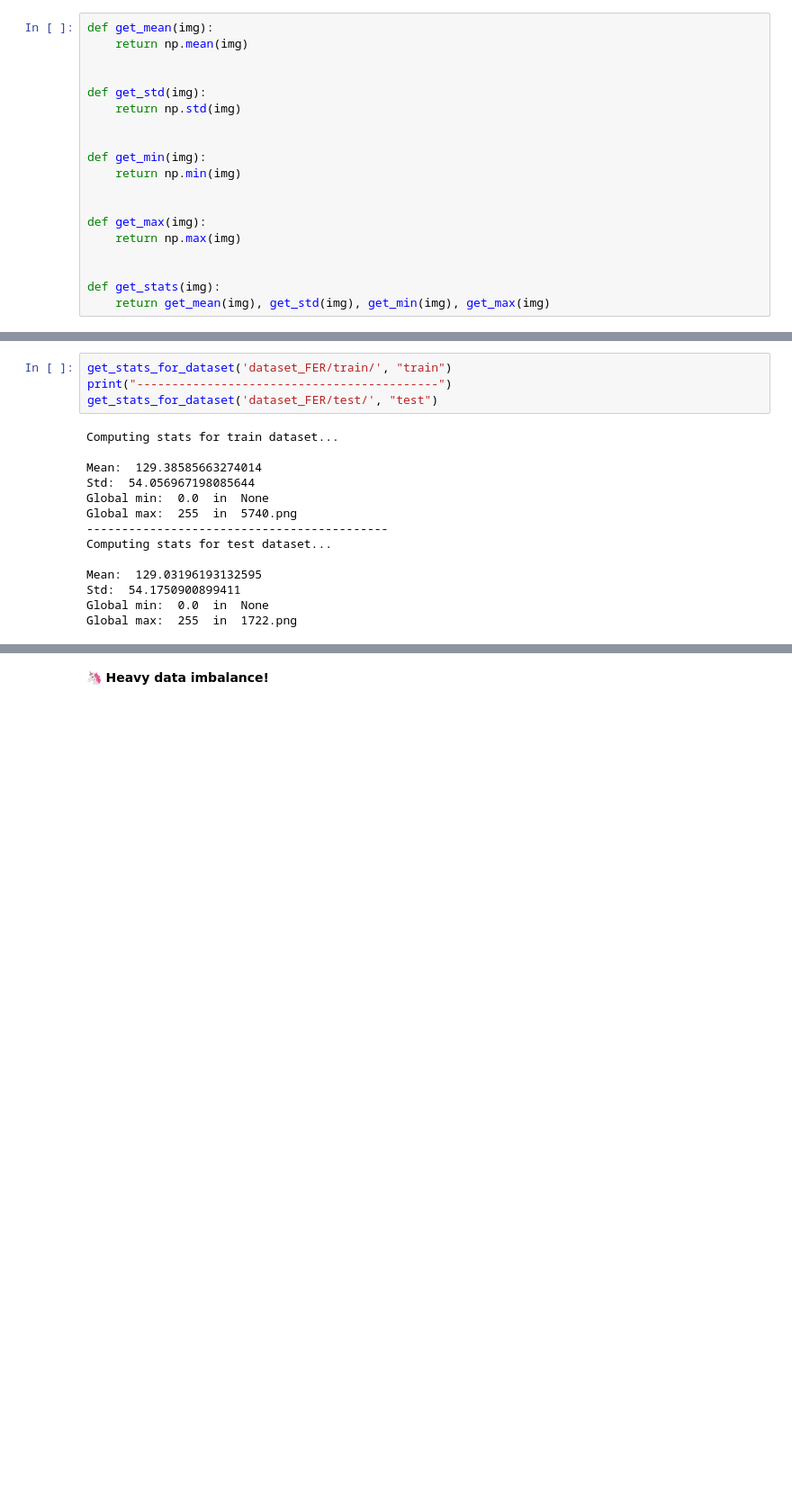
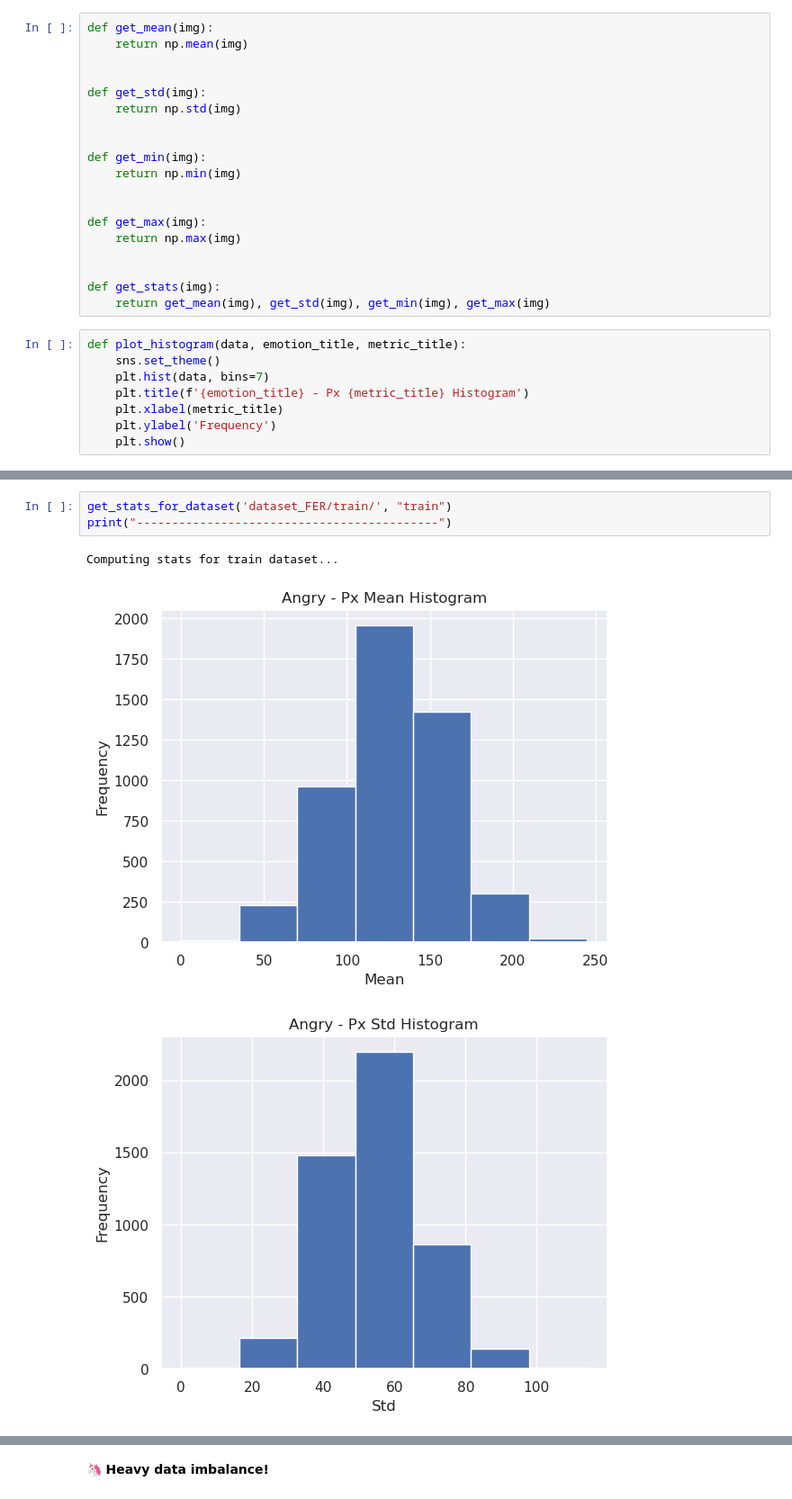
Before and after one commit to Aryan-Garg/Fast-Facial-Expression-Recognition, a Jupyter notebook: eda.ipynb, the cells around one changed output, grey strips where cells are left out. Shown at 90% size. Saved outputs shown, nothing was run; the diff lists cells and outputs as text; blank space fills up the shorter version.

```diff
--- a/eda.ipynb
+++ b/eda.ipynb
@@ -174,6 +172,14 @@ def get_max(img):
 
 def get_stats(img):
     return get_mean(img), get_std(img), get_min(img), get_max(img)
+# %%
+def plot_histogram(data, emotion_title, metric_title):
+    sns.set_theme()
+    plt.hist(data, bins=7)
+    plt.title(f'{emotion_title} - Px {metric_title} Histogram')
+    plt.xlabel(metric_title)
+    plt.ylabel('Frequency')
+    plt.show()
 # %%
 def get_stats_for_dataset(dataset_path, dataset_name="train"):
     print(f"Computing stats for {dataset_name} dataset...\n")
@@ -201,18 +231,7 @@ def get_stats_for_dataset(dataset_path, dataset_name="train"):
 # %%
 get_stats_for_dataset('dataset_FER/train/', "train")
 print("-------------------------------------------")
-get_stats_for_dataset('dataset_FER/test/', "test")
 # %% [output]
 Computing stats for train dataset...
-
-Mean:  129.38585663274014
-Std:  54.056967198085644
-Global min:  0.0  in  None
-Global max:  255  in  5740.png
--------------------------------------------
-Computing stats for test dataset...
-
-Mean:  129.03196193132595
-Std:  54.1750900899411
-Global min:  0.0  in  None
-Global max:  255  in  1722.png
+[figure, added]
+[figure, added]
```
Also changed, not shown: parts of 28 cells of this notebook, 2 other files.
